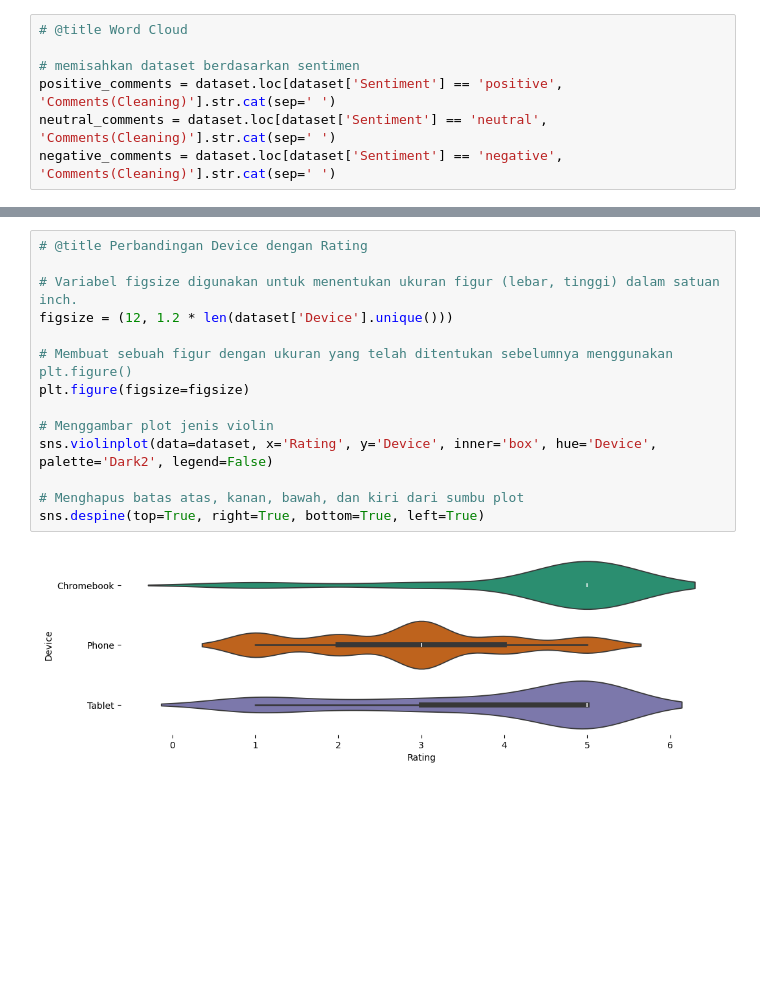
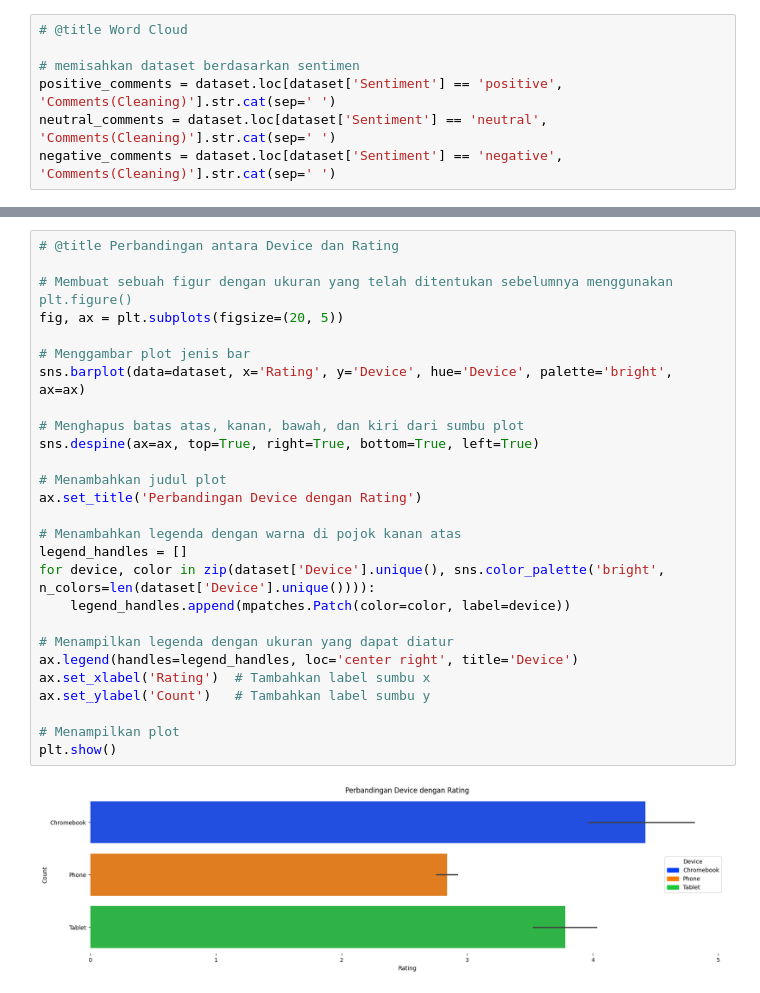
Before and after one commit to VarhanKusuma/Perbandingan_K-NN_dan_NBC_Pada_Sentimen_Ulasan_Aplikasi_Intermittent_Fasting, a Jupyter notebook: SKRIPSI.ipynb, the cells around one changed output, grey strips where cells are left out. Cells and saved outputs as stored; diff of their text form; blank space fills up the shorter version.

```diff
--- a/SKRIPSI.ipynb
+++ b/SKRIPSI.ipynb
@@ -579,16 +627,29 @@ plt.show()
 # %%
-# @title Perbandingan Device dengan Rating
-
-# Variabel figsize digunakan untuk menentukan ukuran figur (lebar, tinggi) dalam satuan inch.
-figsize = (12, 1.2 * len(dataset['Device'].unique()))
+# @title Perbandingan antara Device dan Rating
 
 # Membuat sebuah figur dengan ukuran yang telah ditentukan sebelumnya menggunakan plt.figure()
-plt.figure(figsize=figsize)
+fig, ax = plt.subplots(figsize=(20, 5))
 
-# Menggambar plot jenis violin
-sns.violinplot(data=dataset, x='Rating', y='Device', inner='box', hue='Device', palette='Dark2', legend=False)
+# Menggambar plot jenis bar
+sns.barplot(data=dataset, x='Rating', y='Device', hue='Device', palette='bright', ax=ax)
 
 # Menghapus batas atas, kanan, bawah, dan kiri dari sumbu plot
-sns.despine(top=True, right=True, bottom=True, left=True)
+sns.despine(ax=ax, top=True, right=True, bottom=True, left=True)
+
+# Menambahkan judul plot
+ax.set_title('Perbandingan Device dengan Rating')
+
+# Menambahkan legenda dengan warna di pojok kanan atas
+legend_handles = []
+for device, color in zip(dataset['Device'].unique(), sns.color_palette('bright', n_colors=len(dataset['Device'].unique()))):
+    legend_handles.append(mpatches.Patch(color=color, label=device))
+
+# Menampilkan legenda dengan ukuran yang dapat diatur
+ax.legend(handles=legend_handles, loc='center right', title='Device')
+ax.set_xlabel('Rating')  # Tambahkan label sumbu x
+ax.set_ylabel('Count')   # Tambahkan label sumbu y
+
+# Menampilkan plot
+plt.show()
 # %% [output]
-[figure, old version]
+[figure, new version]
```
Also changed, not shown: parts of 12 cells of this notebook.
